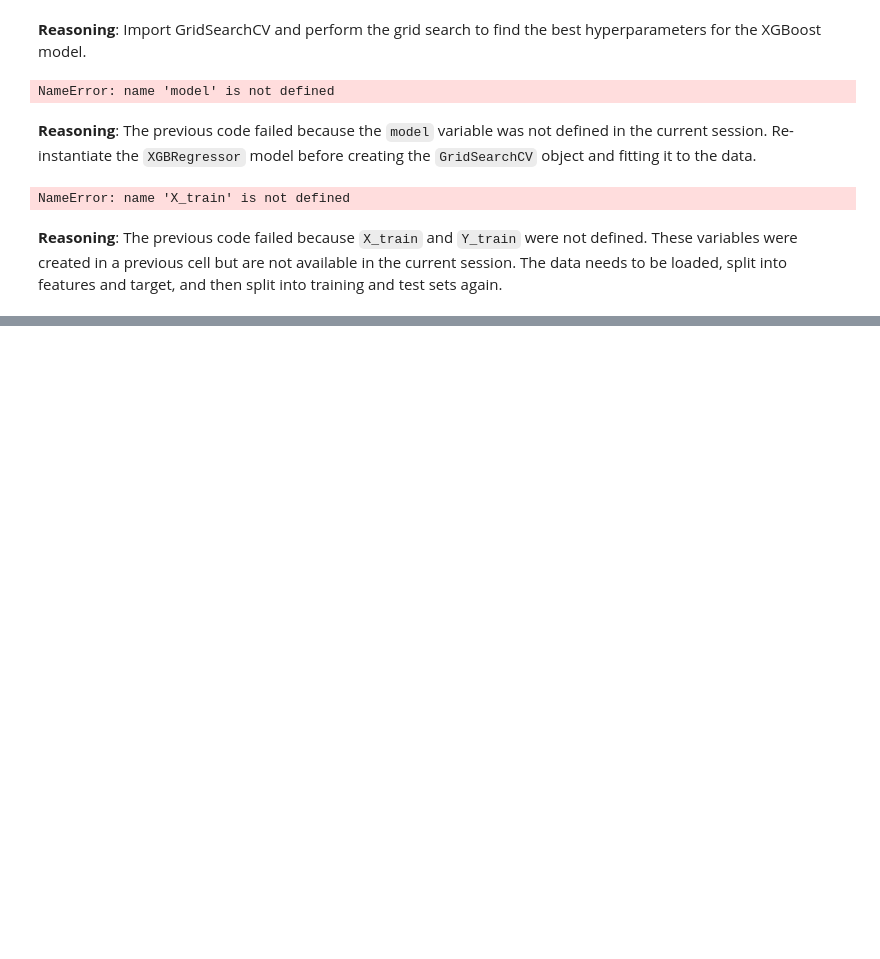
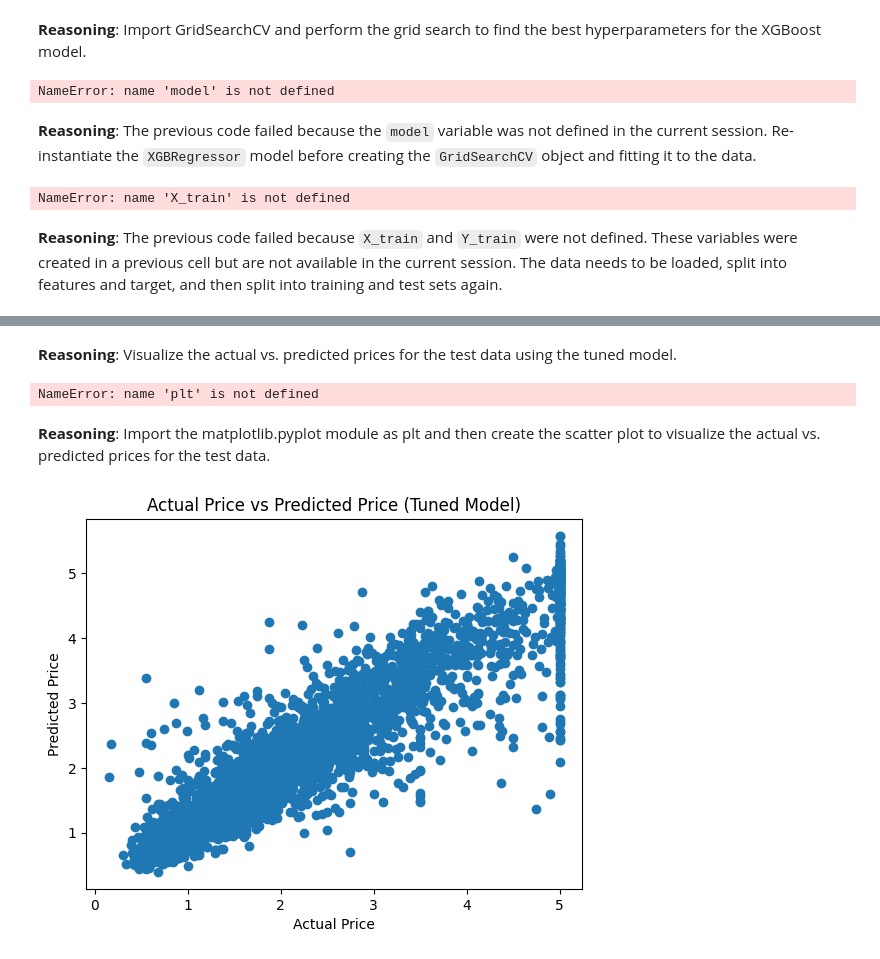
Before and after one commit to Mjsharma1234/FinGenius, a Jupyter notebook: House_Price_Prediction.ipynb, the cells around one changed output, grey strips where cells are left out. Cells and saved outputs as stored; diff of their text form; code cells hidden in the pictures; blank space fills up the shorter version.

```diff
--- a/House_Price_Prediction.ipynb
+++ b/House_Price_Prediction.ipynb
@@ -286,0 +317,3 @@ print("Best hyperparameters:", grid_search.best_params_)
+# %%
+best_model = XGBRegressor(**grid_search.best_params_)
+best_model.fit(X_train, Y_train)
@@ -286,0 +358,15 @@ print("Best hyperparameters:", grid_search.best_params_)
+# %%
+import sklearn.metrics as metrics
+
+# 1. Use the trained best_model to make predictions on the test data X_test.
+test_data_prediction_tuned = best_model.predict(X_test)
+
+# 2. Calculate the R-squared error.
+score_r2_tuned = metrics.r2_score(Y_test, test_data_prediction_tuned)
+
+# 3. Calculate the Mean Absolute Error (MAE).
+score_mae_tuned = metrics.mean_absolute_error(Y_test, test_data_prediction_tuned)
+
+# 4. Print the calculated R-squared error and Mean Absolute Error.
+print('Tuned Model - R Sqaured Error:', score_r2_tuned)
+print('Tuned Model - Mean Absolute Error:', score_mae_tuned)
@@ -286,0 +381,24 @@ print("Best hyperparameters:", grid_search.best_params_)
+# %% [markdown]
+**Reasoning**:
+Visualize the actual vs. predicted prices for the test data using the tuned model.
+# %%
+plt.scatter(Y_test, test_data_prediction_tuned)
+plt.xlabel("Actual Price")
+plt.ylabel("Predicted Price")
+plt.title("Actual Price vs Predicted Price (Tuned Model)")
+plt.show()
+# %% [output]
+NameError: name 'plt' is not defined
+# %% [markdown]
+**Reasoning**:
+Import the matplotlib.pyplot module as plt and then create the scatter plot to visualize the actual vs. predicted prices for the test data.
+# %%
+import matplotlib.pyplot as plt
+
+plt.scatter(Y_test, test_data_prediction_tuned)
+plt.xlabel("Actual Price")
+plt.ylabel("Predicted Price")
+plt.title("Actual Price vs Predicted Price (Tuned Model)")
+plt.show()
+# %% [output]
+[figure, added]
```
Also changed, not shown: parts of 13 cells of this notebook.
